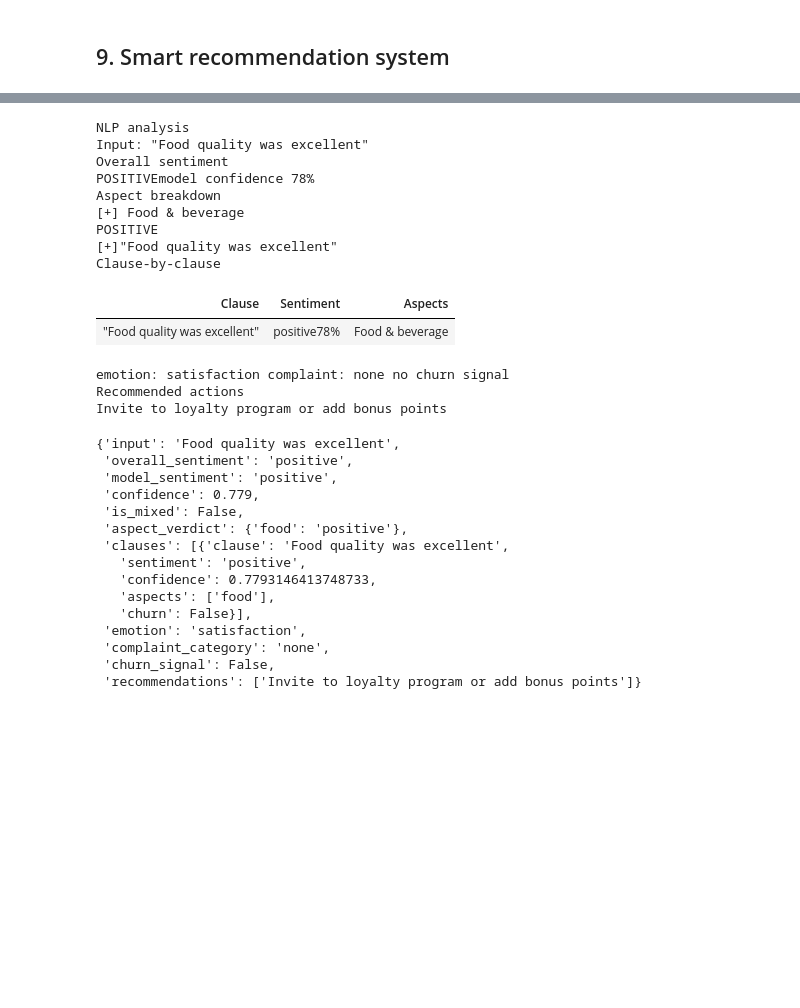
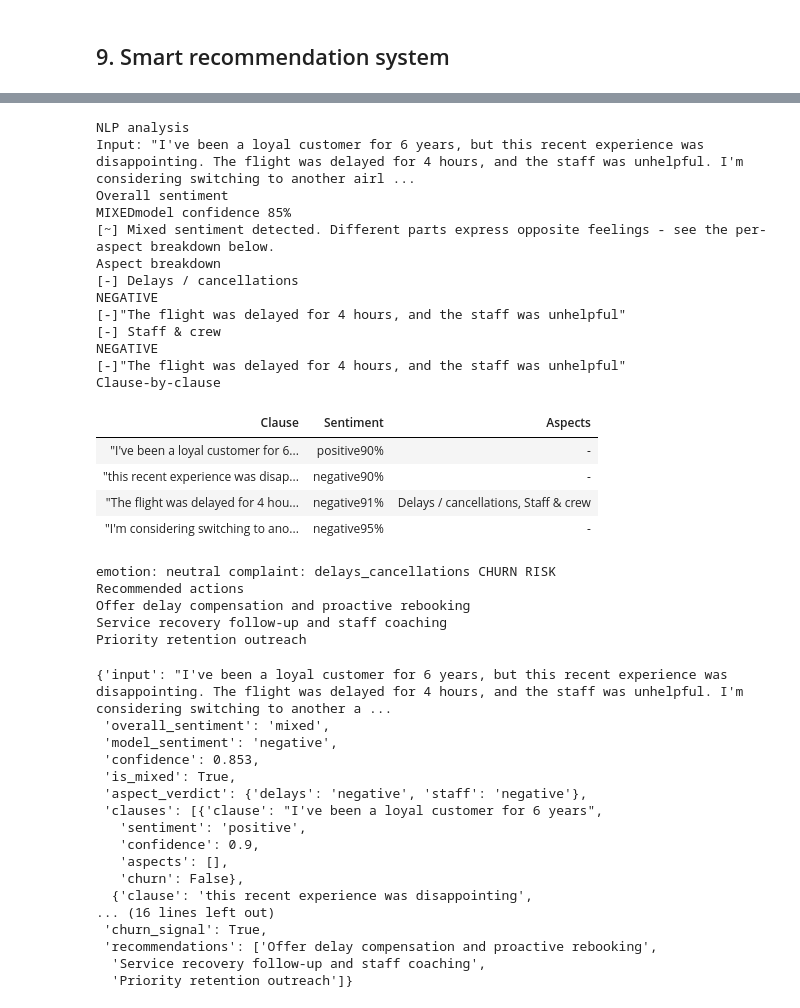
Before and after one commit to doniesgh/Airline_Datawarehouse, a Jupyter notebook: ML/Airline_NLP.ipynb, the cells around one changed output, grey strips where cells are left out. Cells and saved outputs as stored; diff of their text form; code cells hidden in the pictures; blank space fills up the shorter version.

```diff
--- a/ML/Airline_NLP.ipynb
+++ b/ML/Airline_NLP.ipynb
@@ -546,7 +546,7 @@ from IPython.display import HTML, display
 import html as _html
 
 # === Configuration ===
-test_text = "Food quality was excellent"
+test_text = "I've been a loyal customer for 6 years, but this recent experience was disappointing. The flight was delayed for 4 hours, and the staff was unhelpful. I'm considering switching to another airline if this is the new normal."
 test_user_id = None
 test_airline = None
 test_date = None
@@ -659,47 +659,58 @@ html_out = f"""<div style="font-family:Segoe UI,Roboto,system-ui,Arial,sans-seri
 
 display(HTML(html_out))
 
 result = {
     "input": test_text,
     "overall_sentiment": overall_verdict,
     "model_sentiment": overall_pred,
     "confidence": round(overall_conf, 3),
     "is_mixed": is_mixed,
     "aspect_verdict": aspect_verdict,
     "clauses": clause_rows,
     "emotion": overall_emotion,
     "complaint_category": overall_complaint,
     "churn_signal": churn_signal,
     "recommendations": recommendations,
 }
 result
 # %% [output]
 NLP analysis
-Input: "Food quality was excellent"
+Input: "I've been a loyal customer for 6 years, but this recent experience was disappointing. The flight was delayed for 4 hours, and the staff was unhelpful. I'm considering switching to another airl ...
 Overall sentiment
-POSITIVEmodel confidence 78%
+MIXEDmodel confidence 85%
+[~] Mixed sentiment detected. Different parts express opposite feelings - see the per-aspect breakdown below.
 Aspect breakdown
-[+] Food & beverage
-POSITIVE
-[+]"Food quality was excellent"
+[-] Delays / cancellations
+NEGATIVE
+[-]"The flight was delayed for 4 hours, and the staff was unhelpful"
+[-] Staff & crew
+NEGATIVE
+[-]"The flight was delayed for 4 hours, and the staff was unhelpful"
 Clause-by-clause
 | Clause | Sentiment | Aspects |
-| "Food quality was excellent" | positive78% | Food & beverage |
+| "I've been a loyal customer for 6... | positive90% | - |
+| "this recent experience was disap... | negative90% | - |
+| "The flight was delayed for 4 hou... | negative91% | Delays / cancellations, Staff & crew |
+| "I'm considering switching to ano... | negative95% | - |
-emotion: satisfaction complaint: none no churn signal
+emotion: neutral complaint: delays_cancellations CHURN RISK
 Recommended actions
-Invite to loyalty program or add bonus points
+Offer delay compensation and proactive rebooking
+Service recovery follow-up and staff coaching
+Priority retention outreach
-{'input': 'Food quality was excellent',
- 'overall_sentiment': 'positive',
- 'model_sentiment': 'positive',
- 'confidence': 0.779,
- 'is_mixed': False,
- 'aspect_verdict': {'food': 'positive'},
- 'clauses': [{'clause': 'Food quality was excellent',
+{'input': "I've been a loyal customer for 6 years, but this recent experience was disappointing. The flight was delayed for 4 hours, and the staff was unhelpful. I'm considering switching to another a ...
+ 'overall_sentiment': 'mixed',
+ 'model_sentiment': 'negative',
+ 'confidence': 0.853,
+ 'is_mixed': True,
+ 'aspect_verdict': {'delays': 'negative', 'staff': 'negative'},
+ 'clauses': [{'clause': "I've been a loyal customer for 6 years",
    'sentiment': 'positive',
-   'confidence': 0.7793146413748733,
-   'aspects': ['food'],
-   'churn': False}],
- 'emotion': 'satisfaction',
- 'complaint_category': 'none',
- 'churn_signal': False,
- 'recommendations': ['Invite to loyalty program or add bonus points']}
+   'confidence': 0.9,
+   'aspects': [],
+   'churn': False},
+  {'clause': 'this recent experience was disappointing',
+... (16 lines left out)
+ 'churn_signal': True,
+ 'recommendations': ['Offer delay compensation and proactive rebooking',
+  'Service recovery follow-up and staff coaching',
+  'Priority retention outreach']}
```
Also changed, not shown: 1 other file.
